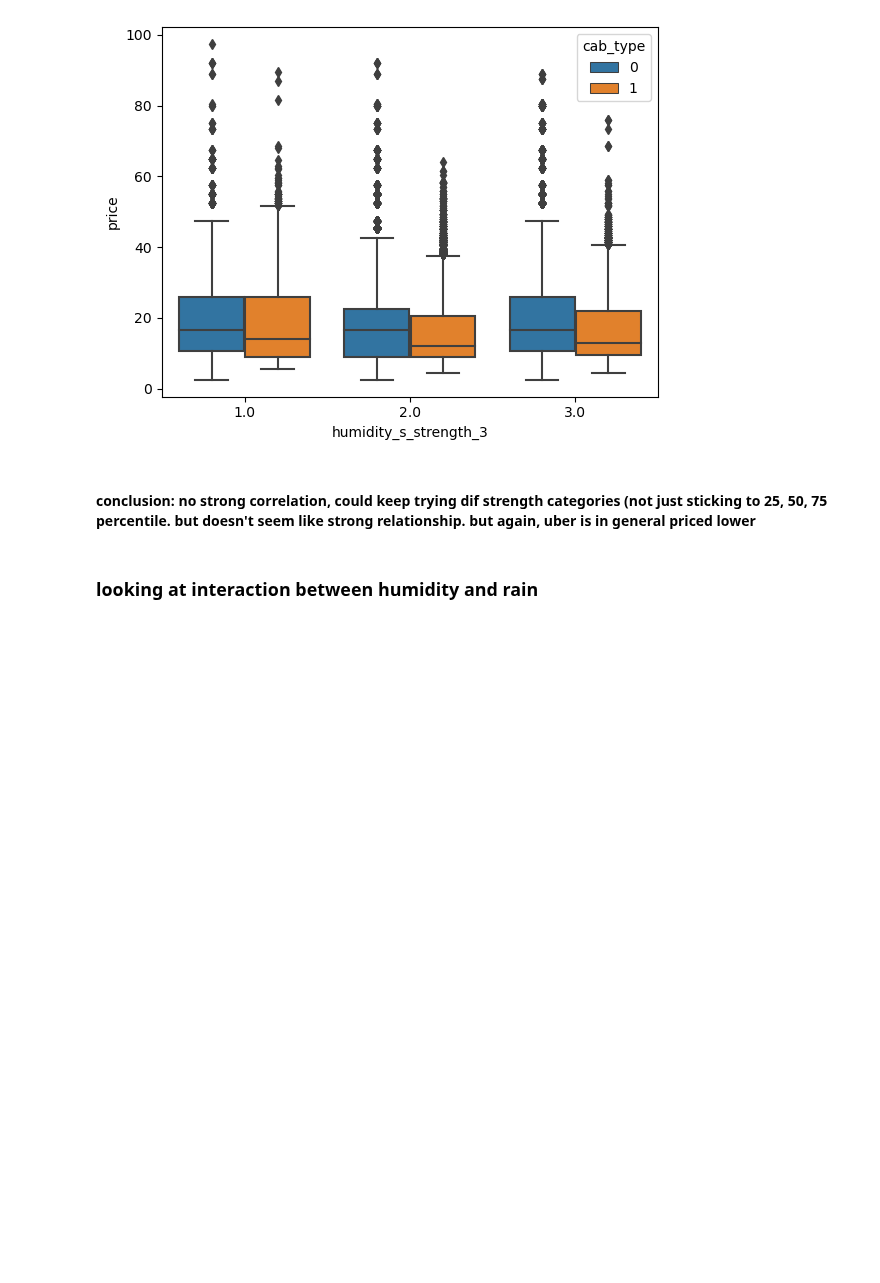
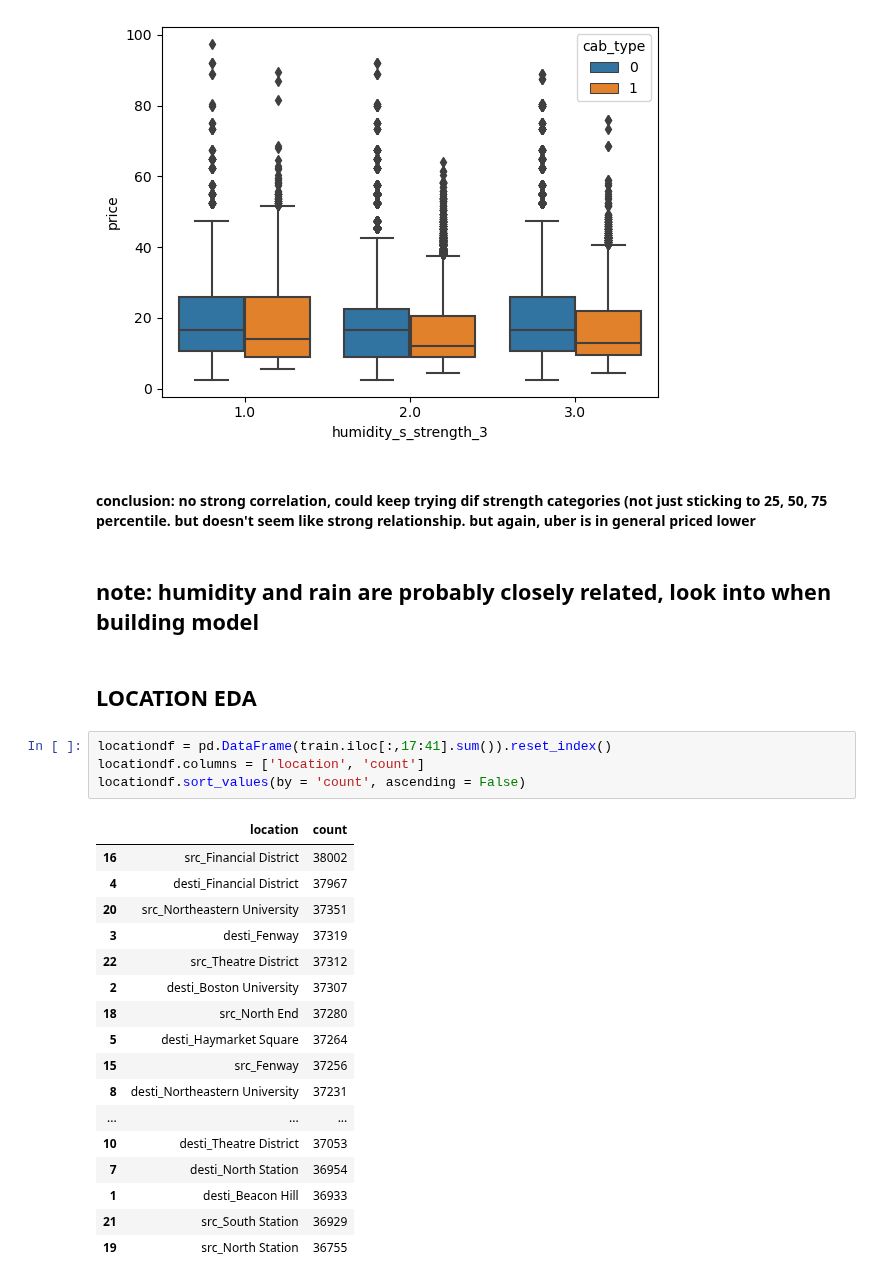
Before and after one commit to cndywu/TheYelpers, a Jupyter notebook: Cindy_EDA.ipynb, the cells around one changed output. Drawn from its saved outputs; the diff is of its cells as text; blank space fills up the shorter version.

```diff
--- a/Cindy_EDA.ipynb
+++ b/Cindy_EDA.ipynb
@@ -135,7 +136,29 @@ sns.boxplot(data = train, x = 'humidity_s_strength_3', y = 'price', hue = 'cab_t
 [figure]
 # %% [markdown]
 #### conclusion: no strong correlation, could keep trying dif strength categories (not just sticking to 25, 50, 75 percentile. but doesn't seem like strong relationship. but again, uber is in general priced lower
-# %% [markdown]
-### looking at interaction between humidity and rain
+# %% [markdown]
+## note: humidity and rain are probably closely related, look into when building model
 # %% [markdown]
-##
+## LOCATION EDA
+# %%
+locationdf = pd.DataFrame(train.iloc[:,17:41].sum()).reset_index()
+locationdf.columns = ['location', 'count']
+locationdf.sort_values(by = 'count', ascending = False)
+# %% [output]
+|  | location | count |
+| 16 | src_Financial District | 38002 |
+| 4 | desti_Financial District | 37967 |
+| 20 | src_Northeastern University | 37351 |
+| 3 | desti_Fenway | 37319 |
+| 22 | src_Theatre District | 37312 |
+| 2 | desti_Boston University | 37307 |
+| 18 | src_North End | 37280 |
+| 5 | desti_Haymarket Square | 37264 |
+| 15 | src_Fenway | 37256 |
+| 8 | desti_Northeastern University | 37231 |
+| ... | ... | ... |
+| 10 | desti_Theatre District | 37053 |
+| 7 | desti_North Station | 36954 |
+| 1 | desti_Beacon Hill | 36933 |
+| 21 | src_South Station | 36929 |
+| 19 | src_North Station | 36755 |
```
Also changed, not shown: parts of 3 cells of this notebook.
